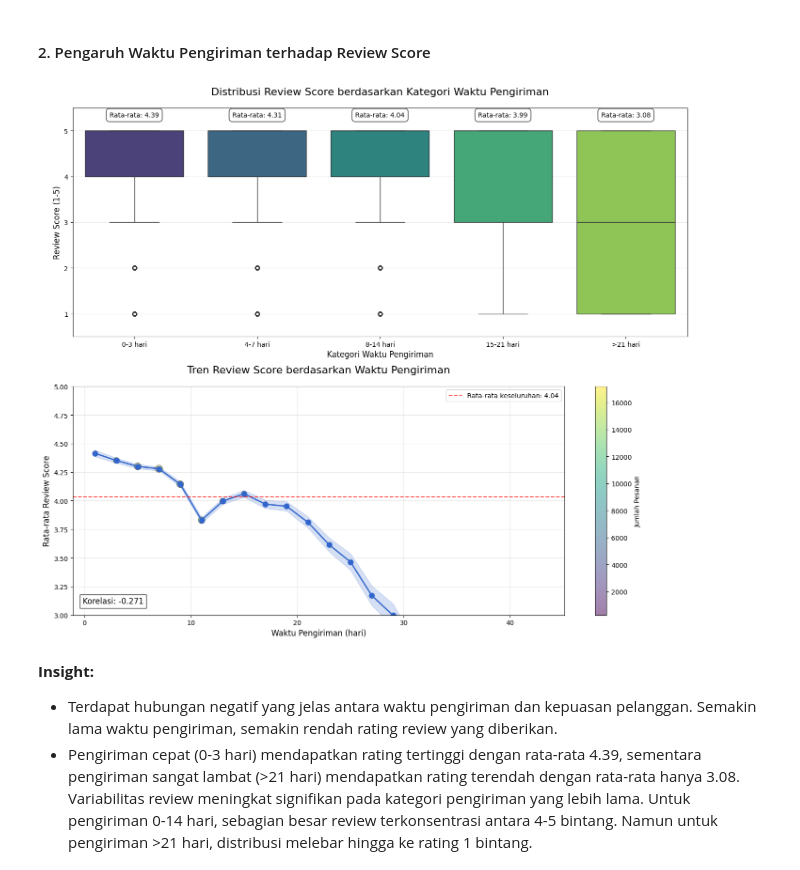
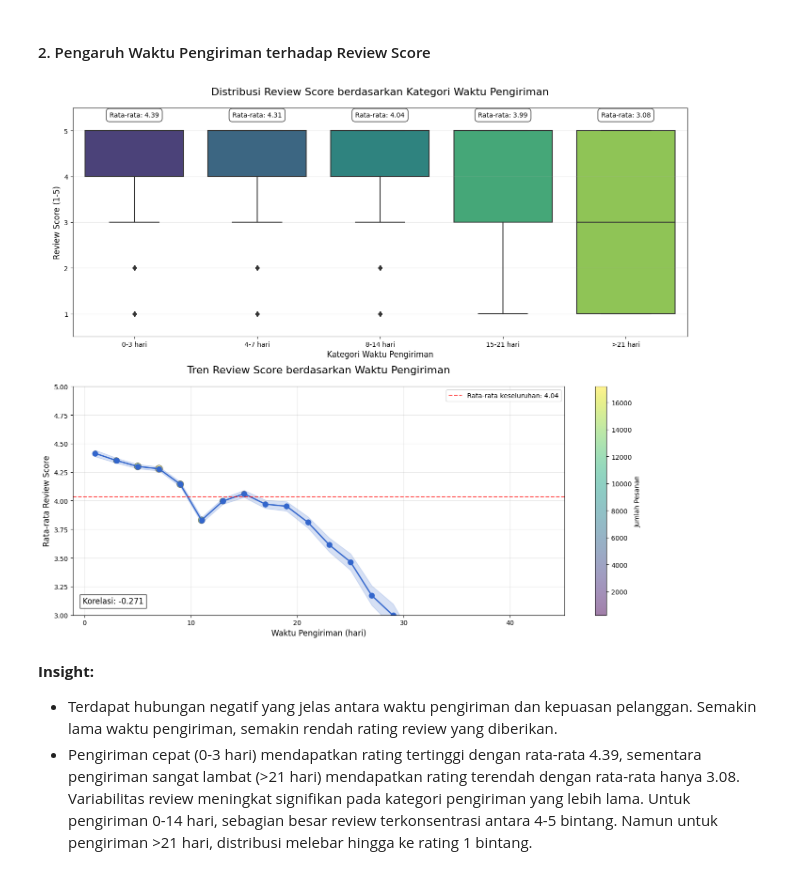
Before and after one commit to syaokifaradisa9/Analisis-Data-Dicoding, a Jupyter notebook: notebook.ipynb, the cells around one changed output. Drawn from its saved outputs; the diff is of its cells as text; code cells hidden in the pictures.

```diff
--- a/notebook.ipynb
+++ b/notebook.ipynb
@@ -1018,10 +1003,8 @@ fig, (ax1, ax2) = plt.subplots(2, 1, figsize=(14, 12), gridspec_kw={'height_rati
 sns.boxplot(
     x='delivery_time_category',
     y='review_score',
-    hue='delivery_time_category',  # Menggunakan kategori yang sama untuk pewarnaan
     data=valid_data,
-    palette='viridis',  # Skema warna viridis yang bagus untuk visualisasi data
-    legend=False,  # Tidak menampilkan legenda karena redundan dengan x-axis
+    palette='viridis',
     ax=ax1
 )
 
@@ -1107,34 +1090,34 @@ ax2.text(
     0.02, 0.05,  # Posisi relatif (2% dari kiri, 5% dari bawah)
     f'Korelasi: {correlation:.3f}',
     transform=ax2.transAxes,  # Menggunakan koordinat relatif terhadap axes
     fontsize=12,
     bbox=dict(facecolor='white', alpha=0.8)  # Kotak putih semi-transparan
 )
 
 # Menambahkan scatter plot di atas line plot dengan ukuran titik sesuai jumlah pesanan
 # Ini membantu memvisualisasikan bobot statistik dari setiap titik data
 sizes = review_by_delivery['count'] / review_by_delivery['count'].max() * 100 + 20
 scatter = ax2.scatter(
     review_by_delivery['delivery_time_mid'],
     review_by_delivery['mean'],
     s=sizes,  # Ukuran marker sesuai dengan jumlah pesanan
     alpha=0.5,  # Semi-transparan
     c=review_by_delivery['count'],  # Warna marker sesuai dengan jumlah pesanan
     cmap='viridis',  # Skema warna
     edgecolor='black'  # Garis tepi hitam untuk kejelasan
 )
 
 # Menambahkan color bar untuk menunjukkan hubungan warna dengan jumlah pesanan
 cbar = fig.colorbar(scatter, ax=ax2)
 cbar.set_label('Jumlah Pesanan', fontsize=10)
 
 # Mengatur layout untuk menghindari tumpang tindih elemen
 plt.tight_layout()
 
 # Menampilkan visualisasi
 plt.show()
 # %% [output]
-[figure, old version]
+[figure, new version]
 # %% [markdown]
 **Insight:**
 - Terdapat hubungan negatif yang jelas antara waktu pengiriman dan kepuasan pelanggan. Semakin lama waktu pengiriman, semakin rendah rating review yang diberikan.
```
Also changed, not shown: parts of 16 cells of this notebook.
